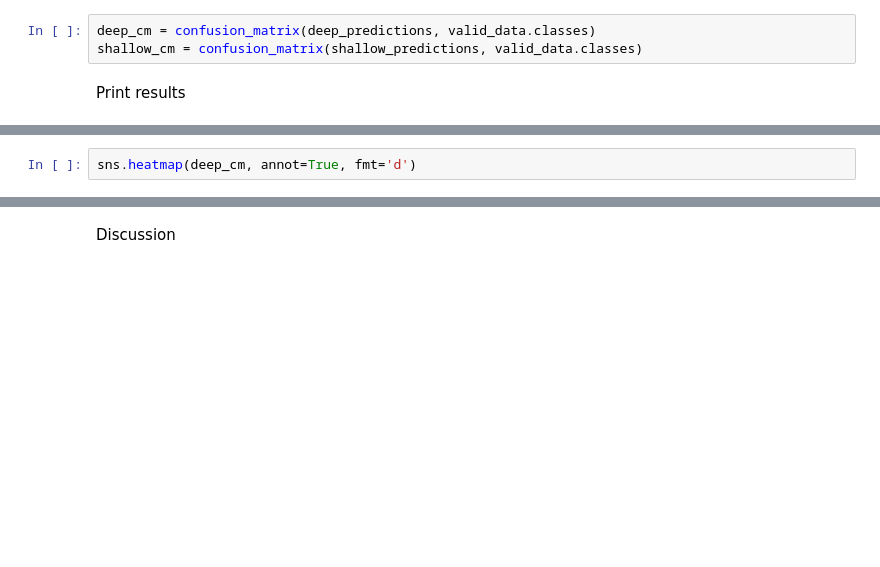
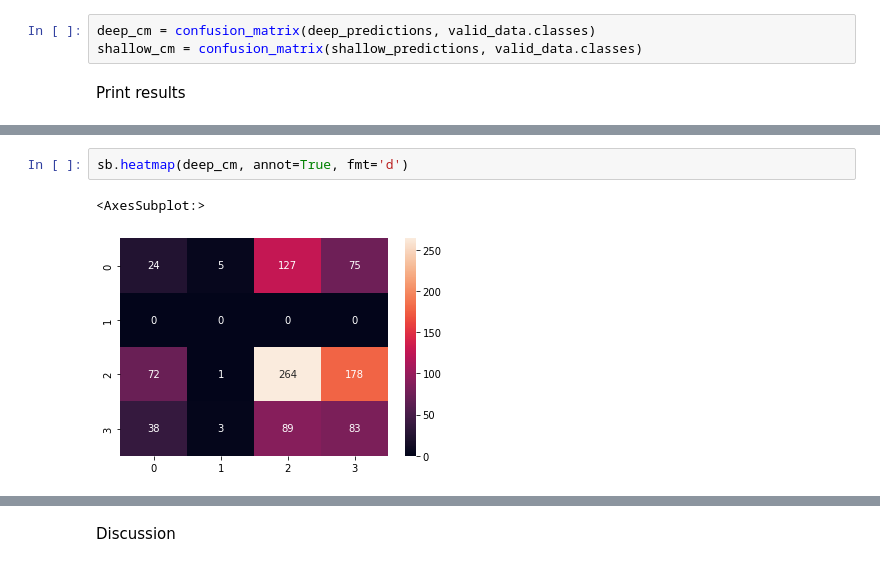
Before and after one commit to ldaeullary/alzheimer-detection, a Jupyter notebook: code/alzheimer-detection-notebook.ipynb, the cells around one changed output, grey strips where cells are left out. Drawn from its saved outputs; the diff is of its cells as text; blank space fills up the shorter version.

```diff
--- a/code/alzheimer-detection-notebook.ipynb
+++ b/code/alzheimer-detection-notebook.ipynb
@@ -245,3 +260,6 @@ print(f'Validation accuracy of shallow model: {shallow_acc}')
 # %%
-sns.heatmap(deep_cm, annot=True, fmt='d')
+sb.heatmap(deep_cm, annot=True, fmt='d')
+# %% [output]
+<AxesSubplot:>
+[figure, added]
 # %%
```
Also changed, not shown: parts of 13 cells of this notebook.
